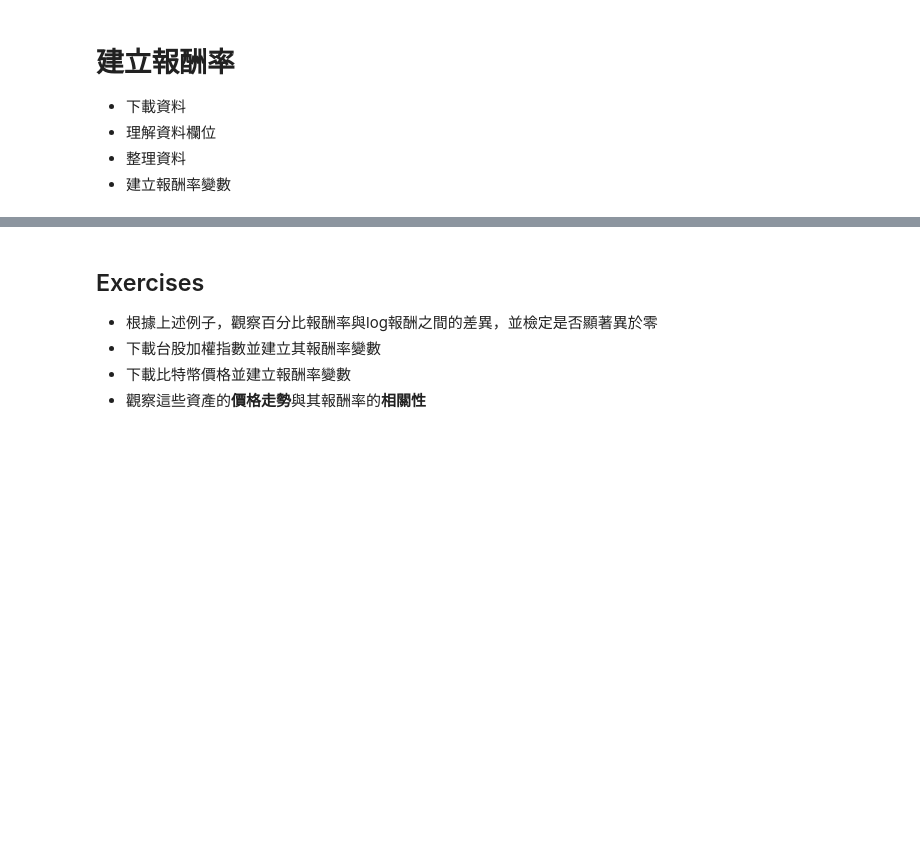
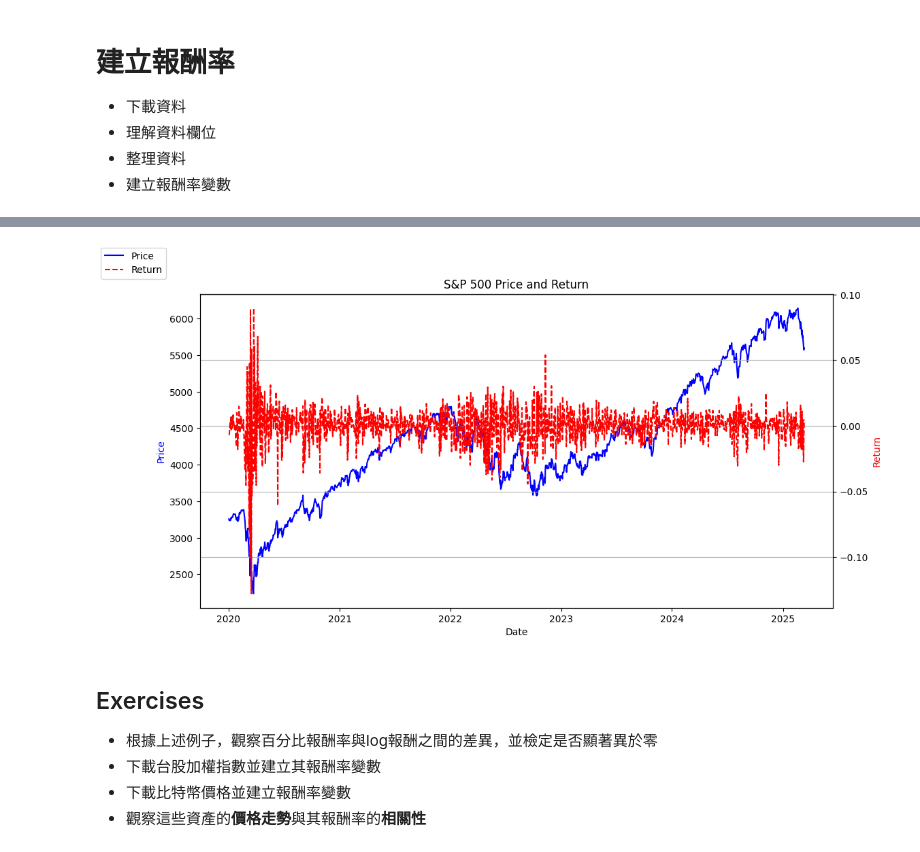
Before and after one commit to quetion/time_series_SCU, a Jupyter notebook: TS_Ch1_exercise.ipynb, the cells around one changed output, grey strips where cells are left out. Drawn from its saved outputs; the diff is of its cells as text; code cells hidden in the pictures; blank space fills up the shorter version.

```diff
--- a/TS_Ch1_exercise.ipynb
+++ b/TS_Ch1_exercise.ipynb
@@ -201,3 +239,24 @@ data.price_spx.plot()
+# %%
+import matplotlib.pyplot as plt
+import numpy as np
+import pandas as pd
+
+fig, ax1 = plt.subplots(figsize=(12, 6))
+ax2 = ax1.twinx()
+
+ax1.plot(data['price_spx'], color='blue', linestyle='-', label='Price')
+ax2.plot(data['ret_spx'], color='red', linestyle='--', label='Return')
+
+ax1.set_xlabel('Date')
+ax1.set_ylabel('Price', color='blue')
+ax2.set_ylabel('Return', color='red')
+fig.legend(loc='upper left')
+plt.title('S&P 500 Price and Return')
+
+plt.grid(True)
+plt.show()
+# %% [output]
+[figure, added]
 # %% [markdown]
 ## Exercises
 - 根據上述例子，觀察百分比報酬率與log報酬之間的差異，並檢定是否顯著異於零
```
Also changed, not shown: parts of 10 cells of this notebook.
